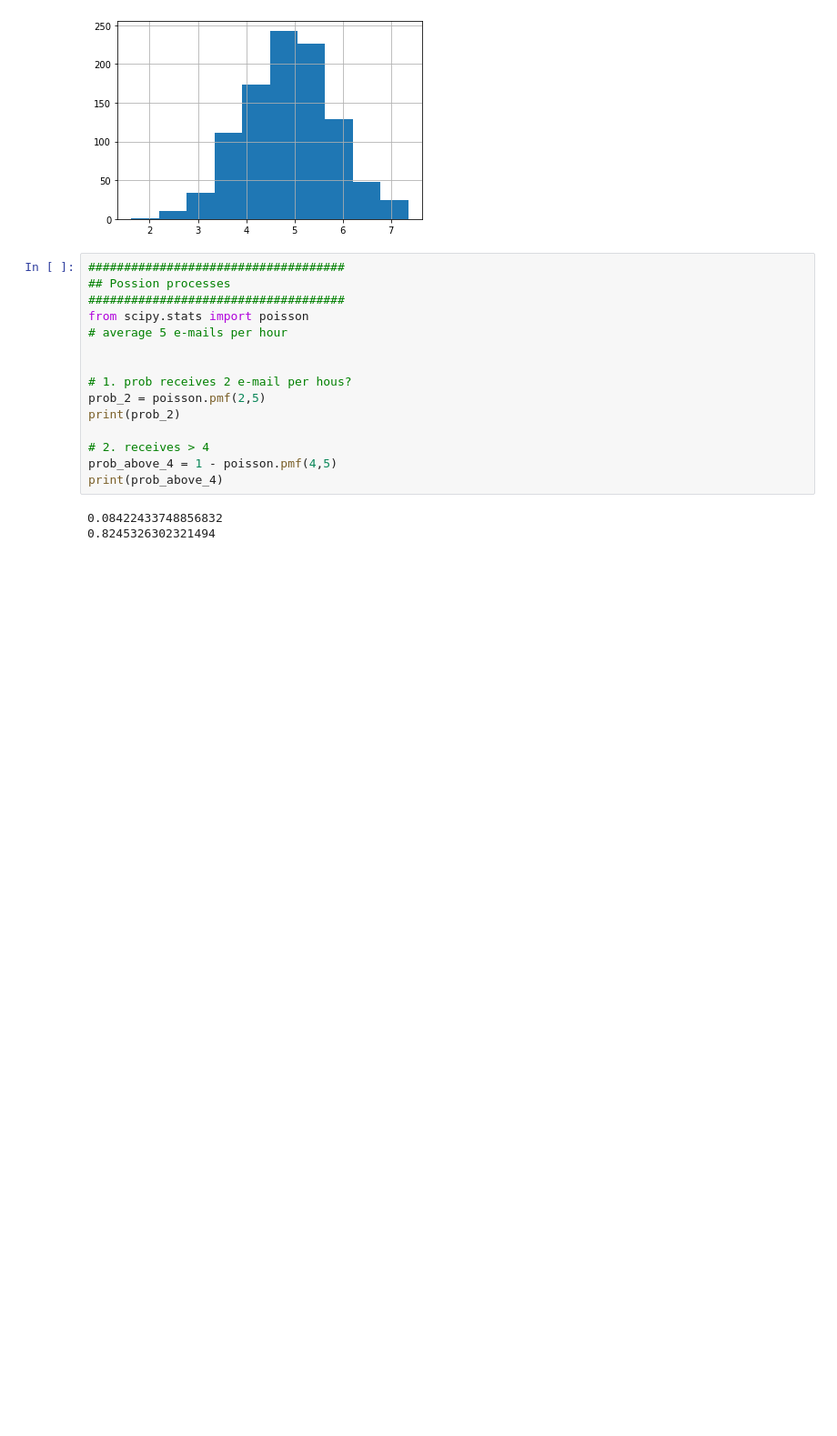
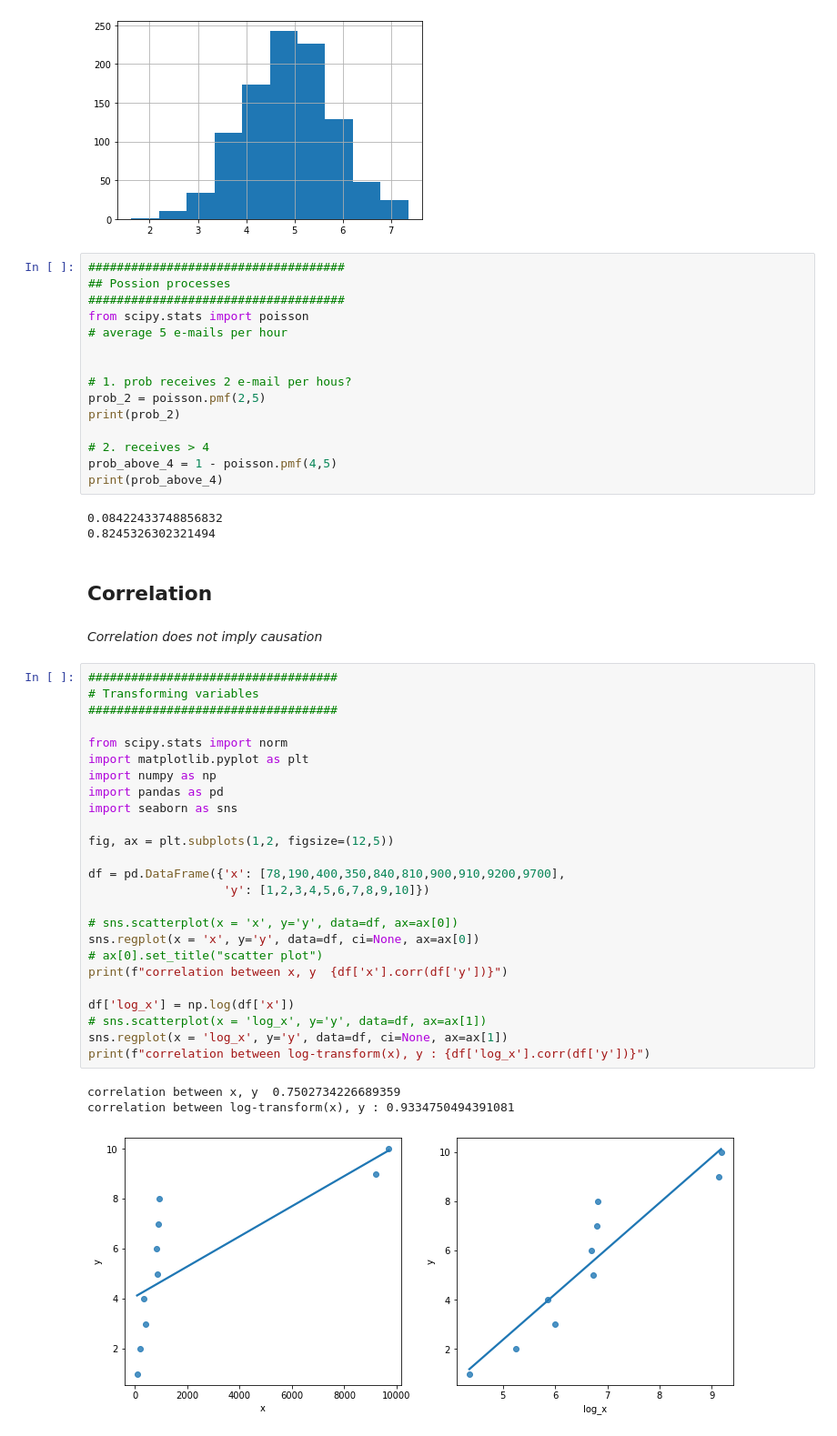
Before and after one commit to gabrielwithappy/python_study, a Jupyter notebook: Python_Basic.ipynb, the cells around one changed output. Shown at 91% size. Saved outputs shown, nothing was run; the diff lists cells and outputs as text; blank space fills up the shorter version.

Commit message:
transforming variables

```diff
--- a/Python_Basic.ipynb
+++ b/Python_Basic.ipynb
@@ -746,3 +746,36 @@ print(prob_above_4)
 # %% [output]
 0.08422433748856832
 0.8245326302321494
+# %% [markdown]
+## Correlation
+# %% [markdown]
+*Correlation does not imply causation*
+# %%
+###################################
+# Transforming variables
+###################################
+
+from scipy.stats import norm
+import matplotlib.pyplot as plt
+import numpy as np
+import pandas as pd
+import seaborn as sns
+
+fig, ax = plt.subplots(1,2, figsize=(12,5))
+
+df = pd.DataFrame({'x': [78,190,400,350,840,810,900,910,9200,9700],
+                   'y': [1,2,3,4,5,6,7,8,9,10]})
+
+# sns.scatterplot(x = 'x', y='y', data=df, ax=ax[0])
+sns.regplot(x = 'x', y='y', data=df, ci=None, ax=ax[0])
+# ax[0].set_title("scatter plot")
+print(f"correlation between x, y  {df['x'].corr(df['y'])}")
+
+df['log_x'] = np.log(df['x'])
+# sns.scatterplot(x = 'log_x', y='y', data=df, ax=ax[1])
+sns.regplot(x = 'log_x', y='y', data=df, ci=None, ax=ax[1])
+print(f"correlation between log-transform(x), y : {df['log_x'].corr(df['y'])}")
+# %% [output]
+correlation between x, y  0.7502734226689359
+correlation between log-transform(x), y : 0.9334750494391081
+[figure, added]
```
